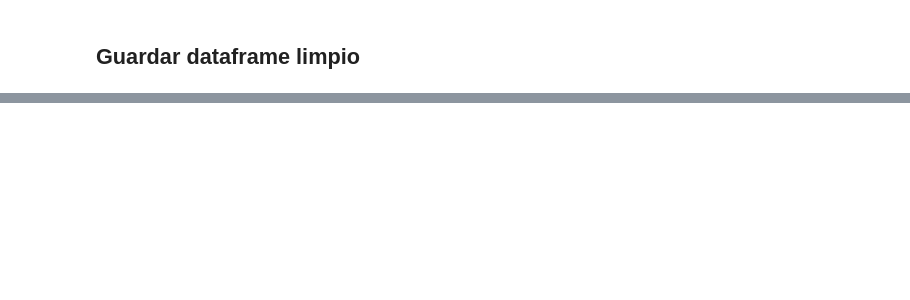
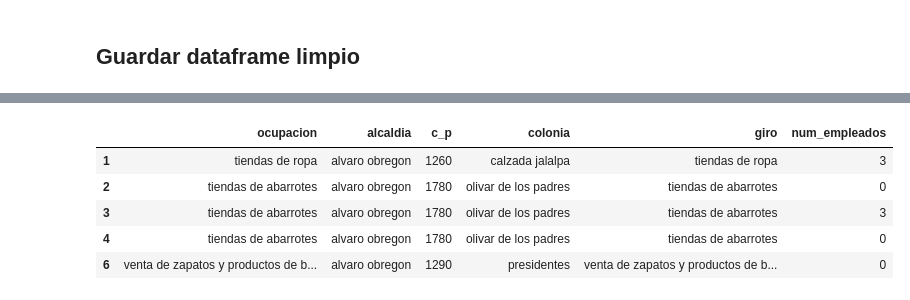
Before and after one commit to nestorivanmo/covid-19-vaccine-economic-sectors, a Jupyter notebook: lib/data_cleaning/cleaning.ipynb, the cells around one changed output, grey strips where cells are left out. Cells and saved outputs as stored; diff of their text form; code cells hidden in the pictures; blank space fills up the shorter version.

```diff
--- a/lib/data_cleaning/cleaning.ipynb
+++ b/lib/data_cleaning/cleaning.ipynb
@@ -580,0 +624,9 @@ negocios_df.shape
+# %%
+negocios_df.head()
+# %% [output]
+|  | ocupacion | alcaldia | c_p | colonia | giro | num_empleados |
+| 1 | tiendas de ropa | alvaro obregon | 1260 | calzada jalalpa | tiendas de ropa | 3 |
+| 2 | tiendas de abarrotes | alvaro obregon | 1780 | olivar de los padres | tiendas de abarrotes | 0 |
+| 3 | tiendas de abarrotes | alvaro obregon | 1780 | olivar de los padres | tiendas de abarrotes | 3 |
+| 4 | tiendas de abarrotes | alvaro obregon | 1780 | olivar de los padres | tiendas de abarrotes | 0 |
+| 6 | venta de zapatos y productos de b... | alvaro obregon | 1290 | presidentes | venta de zapatos y productos de b... | 0 |
```
Also changed, not shown: parts of 11 cells of this notebook, 5 other files.
